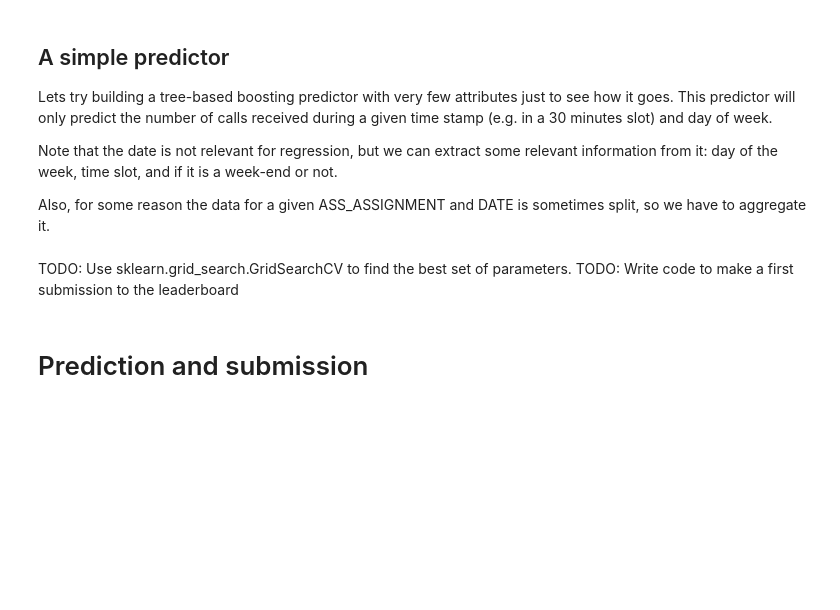
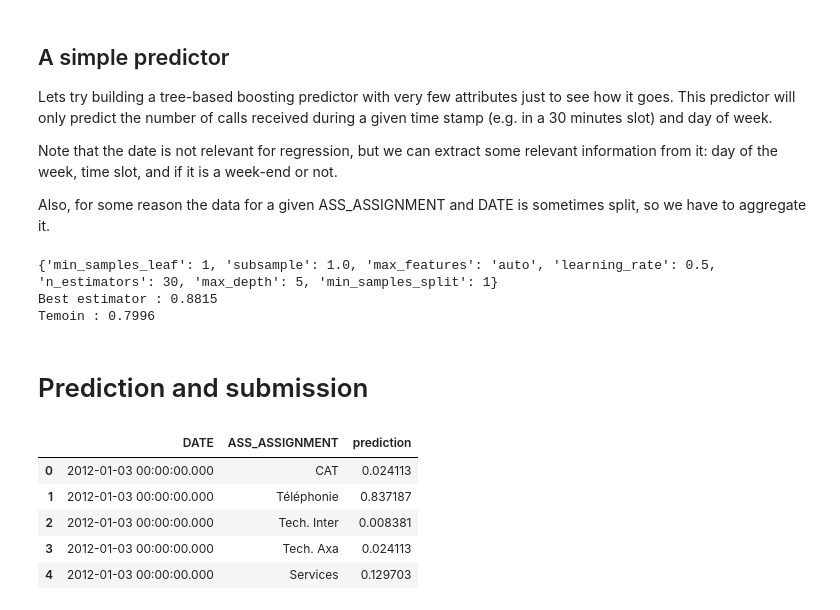
Before and after one commit to rafaeldelavergne/INF582_AXA_Challenge, a Jupyter notebook: notebook.ipynb, the cells around one changed output. Cells and saved outputs as stored; diff of their text form; code cells hidden in the pictures; blank space fills up the shorter version.

```diff
--- a/notebook.ipynb
+++ b/notebook.ipynb
@@ -87,6 +111,35 @@ plt.plot(np.arange(est.n_estimators)+1, est.train_score_, color='r')
-# %% [markdown]
-TODO: Use sklearn.grid_search.GridSearchCV to find the best set of parameters.
-TODO: Write code to make a first submission to the leaderboard
+# %%
+#Now create the gradient boosting regressor
+
+X_train, X_test, y_train, y_test = train_test_split(training_data[input_cols],  training_data[output_cols].values.ravel())
+
+est = GradientBoostingRegressor()
+
+tuned_parameters = {'n_estimators':[30],'learning_rate': [0.1,0.3,0.5], 'subsample': [1.0],
+                     'min_samples_split':[1,3],'min_samples_leaf':[1,2],
+                     'max_depth':[1,3,5],'max_features':['auto']
+                    }
+
+
+clf = RandomizedSearchCV(est, tuned_parameters, cv=5,n_jobs=-1,n_iter=18)
+
+clf.fit(X_train, y_train)
+
+est_temoin=GradientBoostingRegressor()
+est_temoin.fit(X_train,y_train)
+
+print(clf.best_params_)
+best_est=clf.best_estimator_
+
+#Plot CV error (this is squared loss, which will be used to evaluate our performance in the leaderboard)
+
+
+print("Best estimator : %.4f" %best_est.score(X_test,y_test))
+print("Temoin : %.4f" %est_temoin.score(X_test,y_test))
+# %% [output]
+{'min_samples_leaf': 1, 'subsample': 1.0, 'max_features': 'auto', 'learning_rate': 0.5, 'n_estimators': 30, 'max_depth': 5, 'min_samples_split': 1}
+Best estimator : 0.8815
+Temoin : 0.7996
 # %% [markdown]
 # Prediction and submission
 # %%
@@ -107,8 +160,15 @@ for value in submission.ASS_ASSIGNMENT.unique():
 
 test_data = test_data[input_cols]
 # %%
-submission.prediction = est.predict(test_data)
+submission.prediction = best_est.predict(test_data)
 submission.head()
+# %% [output]
+|  | DATE | ASS_ASSIGNMENT | prediction |
+| 0 | 2012-01-03 00:00:00.000 | CAT | 0.024113 |
+| 1 | 2012-01-03 00:00:00.000 | Téléphonie | 0.837187 |
+| 2 | 2012-01-03 00:00:00.000 | Tech. Inter | 0.008381 |
+| 3 | 2012-01-03 00:00:00.000 | Tech. Axa | 0.024113 |
+| 4 | 2012-01-03 00:00:00.000 | Services | 0.129703 |
 # %%
 # Write prediction to csv
 submission.to_csv("data/output.txt", sep='\t', index=False)
```
Also changed, not shown: parts of 6 cells of this notebook.
